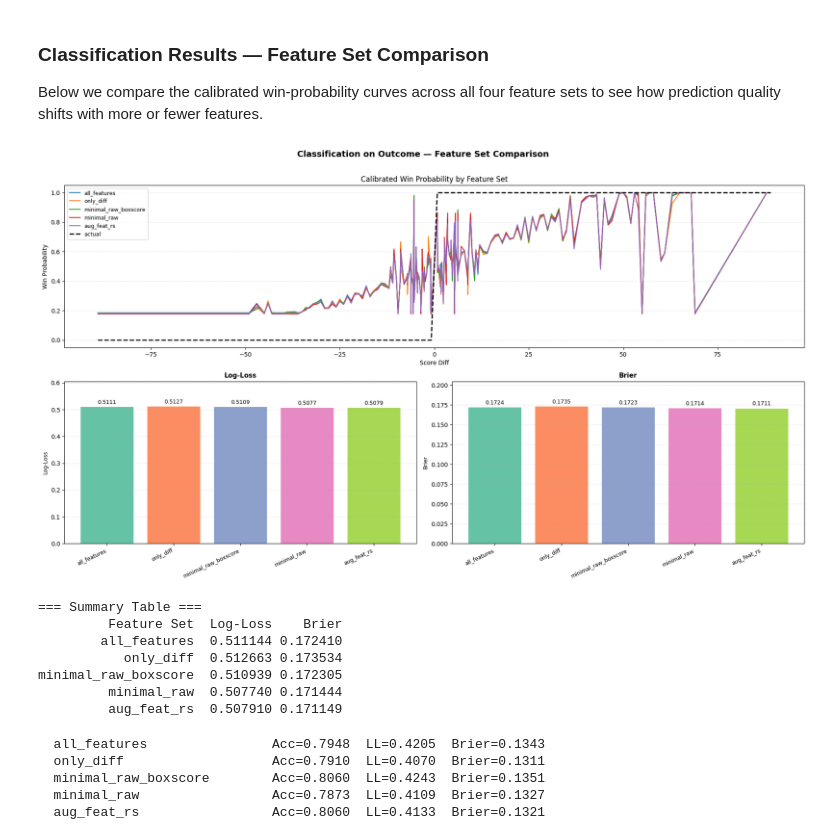
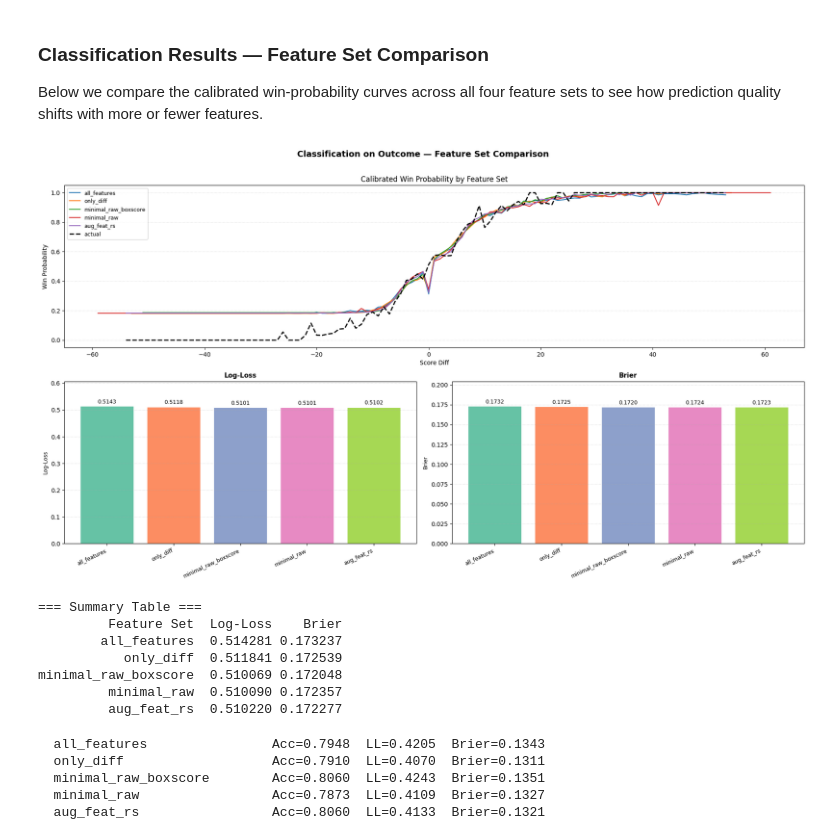
Before and after one commit to cico-rial/march-madness, a Jupyter notebook: march-madness_imp.ipynb, the cells around one changed output. Drawn from its saved outputs; the diff is of its cells as text; code cells hidden in the pictures.

Commit message:
Update march-madness_imp.ipynb
fixed the calibration plot

```diff
--- a/march-madness_imp.ipynb
+++ b/march-madness_imp.ipynb
@@ -1915,6 +1915,8 @@ We will always consider the POV of the first team (T1).
 # %%
 # we map "win", "lose" to 1, 0
 tourney_results_with_features["Outcome"] = tourney_results_with_features["Outcome"].map(lambda x: 0 if x in ["lose", 0] else 1)
+
+trwf_aug["Outcome"] = trwf_aug["Outcome"].map(lambda x: 0 if x in ["lose", 0] else 1)
 # %%
 
 
@@ -1987,7 +1989,7 @@ We now repeat the **ScoreDiff regression** for all four feature sets to see how
 optuna.logging.set_verbosity(optuna.logging.WARNING)
 
 TARGET_COL_REG   = 'ScoreDiff'
-OPTUNA_TRIALS_FS = 30   # increase to 100 for more trustworthy results
+OPTUNA_TRIALS_FS = 10   # increase to 100 for more trustworthy results
 
 feature_sets_reg = {
     'all_features':         (all_features,                  tourney_results_with_features),
@@ -2008,8 +2010,8 @@ for name, (feat_cols, df) in feature_sets_reg.items():
     print(f"{'='*55}")
 
     # Coerce Outcome to int (may be 'win'/'lose' strings in some dataframes)
-    actual_outcomes = df['Outcome'].map(
-        lambda x: 1 if x == 'win' else (0 if x == 'lose' else int(x))).values
+    actual_outcomes = df['Outcome']
+    #.map(#lambda x: 1 if x == 'win' else (0 if x == 'lose' else int(x))).values
 
     def objective_fs(trial):
         params = {
@@ -2256,7 +2258,7 @@ TARGET_COL      = 'Outcome'
 TARGET_SEASON   = 2025
 SEASONS         = sorted(tourney_results_with_features['Season'].unique())
 SEASONS.remove(TARGET_SEASON)
-OPTUNA_TRIALS   = 20
+OPTUNA_TRIALS   = 10
 
 def one_season_out_cv(df, feature_cols, target_col, params, verbose=False):
     oof_preds   = np.zeros(len(df))
@@ -2265,9 +2267,9 @@ def one_season_out_cv(df, feature_cols, target_col, params, verbose=False):
         train_df = df[df['Season'] != season]
         val_df   = df[df['Season'] == season]
         X_tr  = train_df[feature_cols].values
-        y_tr  = train_df[target_col].map(lambda x: 1 if x=='win' else (0 if x=='lose' else int(x))).values
+        y_tr  = train_df[target_col]
         X_val = val_df[feature_cols].values
-        y_val = val_df[target_col].map(lambda x: 1 if x=='win' else (0 if x=='lose' else int(x))).values
+        y_val = val_df[target_col]
 
         model = xgb.XGBClassifier(**params, eval_metric='logloss', use_label_encoder=False, verbosity=0)
         model.fit(X_tr, y_tr, eval_set=[(X_val, y_val)], verbose=False)
@@ -2351,18 +2353,20 @@ Below we compare the calibrated win-probability curves across all four feature s
 # %%
 from sklearn.isotonic import IsotonicRegression
 
-# ── Calibrate and collect predictions ──
+
 calibrated_results = {}
 for name, oof_preds_fs in oof_results.items():
-    tmp = df.copy()
-    tmp['Pred'] = oof_preds_fs
-    tmp['Outcome'] = tmp['Outcome'].map(lambda x: 1 if x=='win' else (0 if x=='lose' else int(x))).values
+    tmp = feature_sets[name][1].copy()
+    tmp['Pred']       = oof_preds_fs
+    tmp['Outcome']    = tmp['Outcome'].map(lambda x: 1 if x=='win' else (0 if x=='lose' else int(x)))
+    tmp['ScoreDiff']  = oof_score_diffs_map[name].astype(int)   # ← predicted, not actual
     cal = IsotonicRegression(out_of_bounds='clip')
     cal.fit(tmp['Pred'], tmp['Outcome'])
     tmp['CalibratedPred'] = cal.predict(tmp['Pred'])
     calibrated_results[name] = tmp
 
 # ── Build summary table ──
+
 summary = pd.DataFrame({
     name: {
         'Log-Loss': scores_map[name]['log_loss'].mean(),
@@ -2382,46 +2386,47 @@ ax_prob = fig.add_subplot(2, 1, 1)
 for name, tmp in calibrated_results.items():
     agg = tmp.groupby('ScoreDiff')[['Outcome','CalibratedPred']].mean().reset_index()
     seaborn.lineplot(x=agg['ScoreDiff'], y=agg['CalibratedPred'], ax=ax_prob, label=name)
+
 
 seaborn.lineplot(x=agg['ScoreDiff'], y=agg['Outcome'],
                  ax=ax_prob, label='actual', linestyle='--', color='black', linewidth=2)
 ax_prob.set_xlabel("Score Diff")
 ax_prob.set_ylabel("Win Probability")
 ax_prob.set_title("Calibrated Win Probability by Feature Set")
 ax_prob.legend(fontsize=9)
 ax_prob.grid(axis='y', linestyle=':', alpha=0.5)
 
 # ── Row 2: One subplot per metric ──
 metrics_cls = ['Log-Loss', 'Brier']
 axes_m = [fig.add_subplot(2, 2, 3 + i) for i in range(2)]
 
 for ax_m, metric in zip(axes_m, metrics_cls):
     vals = summary[metric].values
     bars = ax_m.bar(feature_labels_cls, vals, color=colors_cls, edgecolor='white', linewidth=0.8)
     for bar, val in zip(bars, vals):
         ax_m.text(bar.get_x() + bar.get_width()/2, bar.get_height() + max(vals)*0.01,
                   f'{val:.4f}', ha='center', va='bottom', fontsize=9)
     ax_m.set_title(metric, fontsize=11, fontweight='bold')
     ax_m.set_ylabel(metric, fontsize=9)
     ax_m.set_xticks(range(len(feature_labels_cls)))
     ax_m.set_xticklabels(feature_labels_cls, rotation=25, ha='right', fontsize=9)
     ax_m.set_ylim(0, max(vals) * 1.18)
     ax_m.grid(axis='y', linestyle=':', alpha=0.5)
 
 plt.tight_layout()
 plt.show()
 
 print("\n=== Summary Table ===")
 print(summary.to_string(index=False))
 # %% [output]
-[figure, old version]
+[figure, new version]
 === Summary Table ===
          Feature Set  Log-Loss    Brier
-        all_features  0.511144 0.172410
-           only_diff  0.512663 0.173534
-minimal_raw_boxscore  0.510939 0.172305
-         minimal_raw  0.507740 0.171444
-         aug_feat_rs  0.507910 0.171149
+        all_features  0.514281 0.173237
+           only_diff  0.511841 0.172539
+minimal_raw_boxscore  0.510069 0.172048
+         minimal_raw  0.510090 0.172357
+         aug_feat_rs  0.510220 0.172277
 # %%
 # ── 2025 Season Evaluation — Classification (all feature sets) ───────────────
 results_2025_clf = []
```
Also changed, not shown: parts of 6 cells of this notebook.
